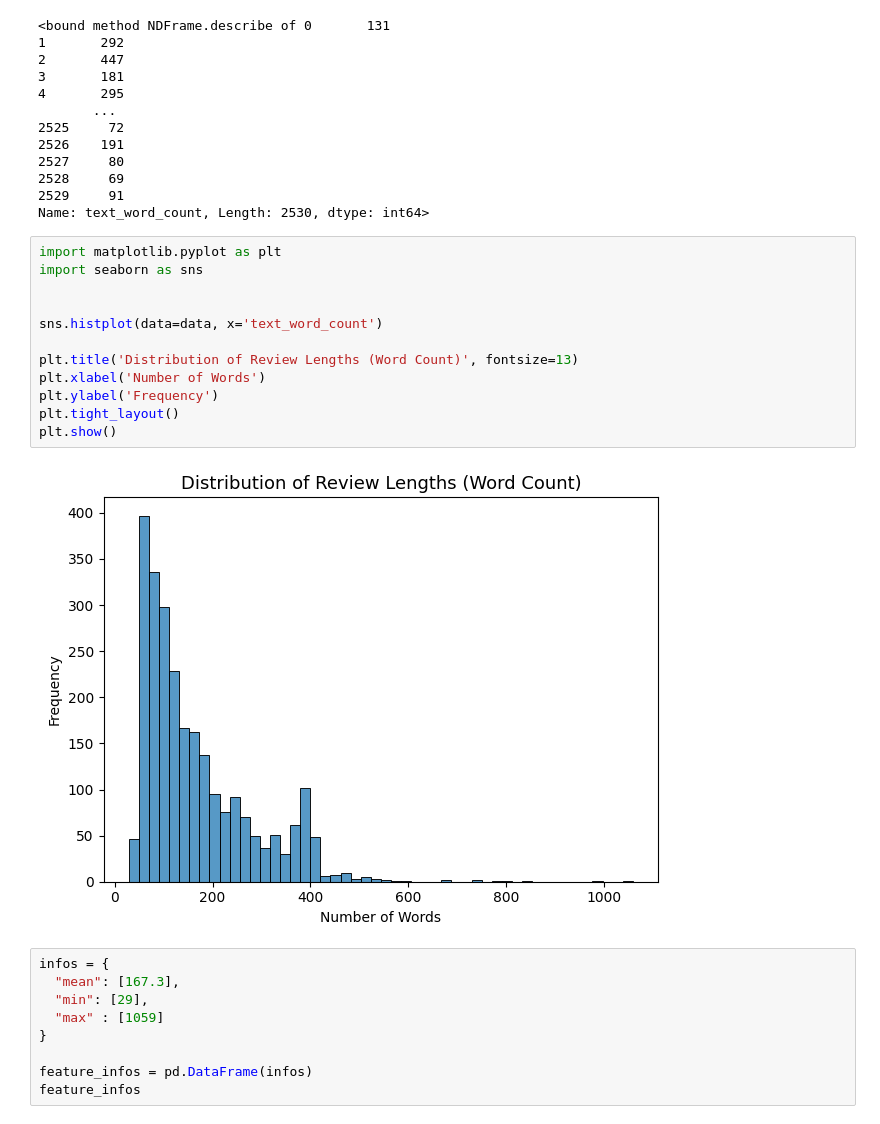
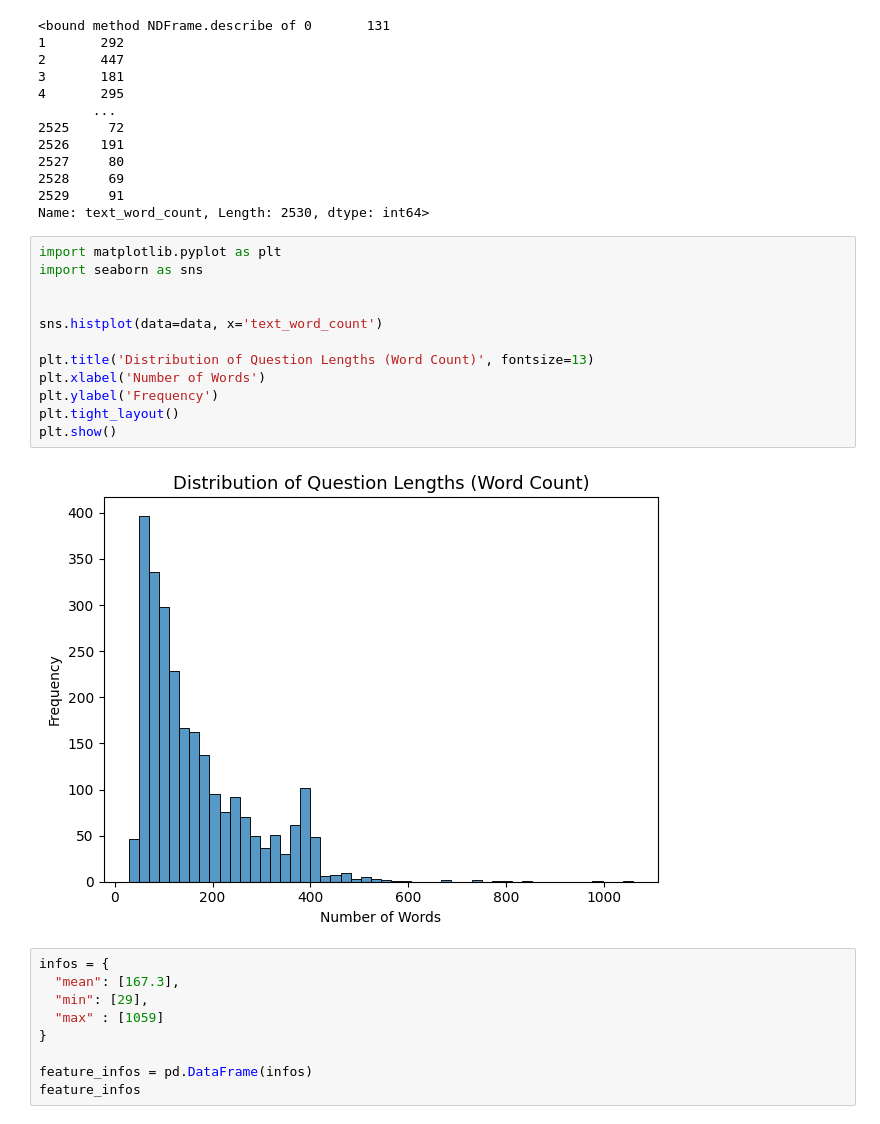
Before and after one commit to youhsuanchang/Project-Detect-distortion-, a Jupyter notebook: data_organizatiom_kaggle.ipynb, the cells around one changed output. Drawn from its saved outputs; the diff is of its cells as text.

```diff
--- a/data_organizatiom_kaggle.ipynb
+++ b/data_organizatiom_kaggle.ipynb
@@ -197,17 +197,17 @@ Name: text_word_count, Length: 2530, dtype: int64>
 # %%
 import matplotlib.pyplot as plt
 import seaborn as sns
 
 
 sns.histplot(data=data, x='text_word_count')
 
-plt.title('Distribution of Review Lengths (Word Count)', fontsize=13)
+plt.title('Distribution of Question Lengths (Word Count)', fontsize=13)
 plt.xlabel('Number of Words')
 plt.ylabel('Frequency')
 plt.tight_layout()
 plt.show()
 # %% [output]
-[figure, old version]
+[figure, new version]
 # %%
 infos = {
   "mean": [167.3],
```
Also changed, not shown: 2 other files.
